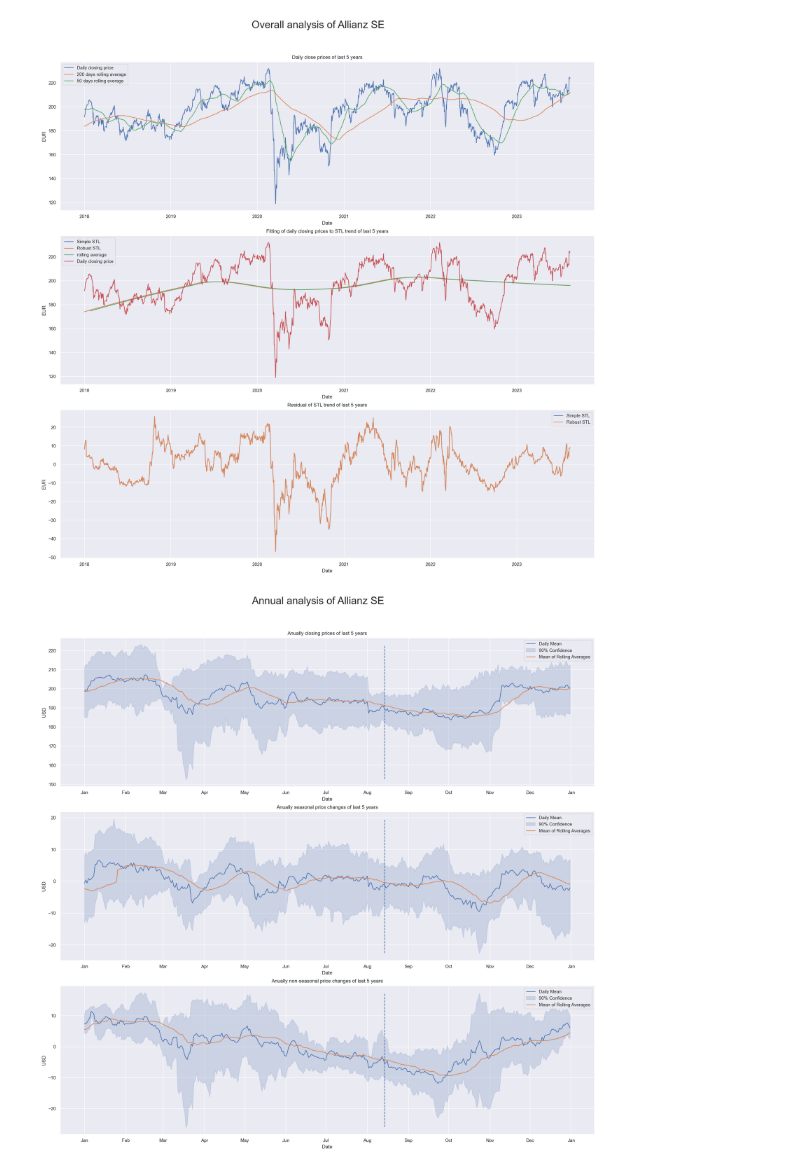
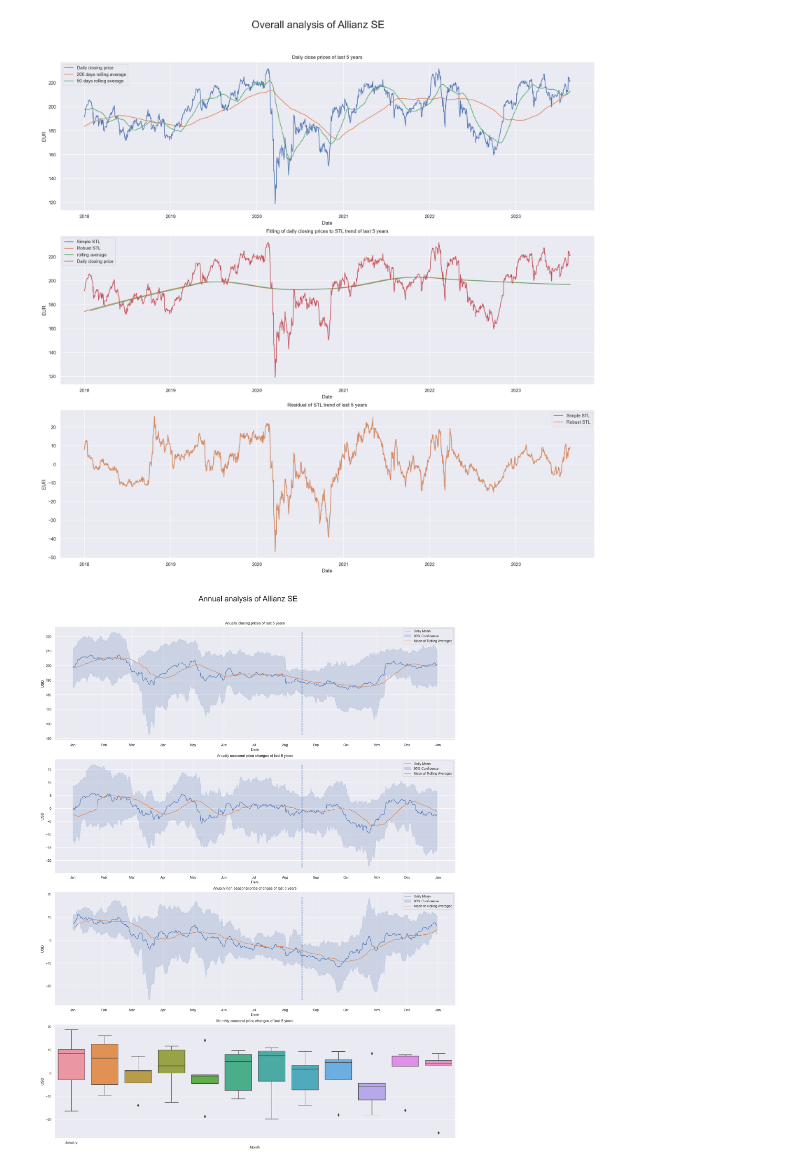
Before and after one commit to marco-sorich/FinSea, a Jupyter notebook: seasonality.ipynb, the cells around one changed output. Drawn from its saved outputs; the diff is of its cells as text; code cells hidden in the pictures.

Commit message:
Monthly seasonal plot added

```diff
--- a/seasonality.ipynb
+++ b/seasonality.ipynb
@@ -340,3 +341,34 @@ Date
 #
 #D('## Monthly mean')
 #monthlyDf
+
+#annunalSeasonalDecompDf.loc[2018]['Simple STL']
+
+# Prepare new dataframe in long form for monthly categorial data
+def dfToMonthlyLongForm(inputDf):
+    # Create new dataframe
+    annualDf = pd.DataFrame(data=inputDf)
+
+    # set correct frequency for better comparison
+    annualDf = annualDf.asfreq('M')
+
+    # fill up missing values for better comparison
+    annualDf = annualDf.fillna(method='ffill')
+
+    # Create year and day/month columns
+    annualDf['Year'], annualDf['Month'] = annualDf.index.year, annualDf.index.strftime('%B')
+
+    # crop dataframe to max 5 last full years
+    annualDf = annualDf[rangeMax5yrs.min():rangeMax5yrs.max()]
+
+    # remove date index and return to numbered index
+    annualDf = annualDf.reset_index()
+
+    # remove date column which was left over from removing date index
+    annualDf = annualDf.drop('Date', axis=1)
+
+    return annualDf
+
+
+monthlySeasonalDecompDf = dfToMonthlyLongForm(seasonalDecompDf.resample('M').mean())
+monthlySeasonalDecompDf
@@ -390,7 +440,7 @@ currentAxis += 1
 # %% [output]
 [figure]
 # %%
-numSubPlots = 3
+numSubPlots = 4
 
 fig, axs = plt.subplots(numSubPlots, 1, figsize=(generalPlotWidth, generalSubPlotHight*numSubPlots), layout="constrained")
 sns.set_theme('paper')
@@ -414,31 +464,43 @@ currentAxis += 1
 # Plot annual seasonal prices with confidence band
 #        if seasonalityInPercent:
 #            usedAnnualDf = 100 * (annualDf[col] - annualDf[col].iloc[0]) / (annualDf[col].max() - annualDf[col].iloc[0])
 #        else:
 #            usedAnnualDf = annualDf[col]
 sns.lineplot(data=annunalSeasonalDecompDf, ax=axs[currentAxis], x='Day', y='Simple STL')
 sns.lineplot(data=annunalSeasonalDecompDf, x='Day', y='rolling average', ax=axs[currentAxis], sort=True, errorbar=None)
 axs[currentAxis].xaxis.set_major_locator(mdates.MonthLocator())
 axs[currentAxis].axvline(f'{"{:02d}".format(dt.date.today().month)}-{"{:02d}".format(dt.date.today().day)}', ymin=0.05, ymax=0.95, linestyle='dashed')
 axs[currentAxis].set_ylabel('USD')
 axs[currentAxis].set_xlabel('Date')
 axs[currentAxis].set_title(f'Anually seasonal price changes of last {rangeNumOfYears} years')
 axs[currentAxis].legend(labels=['Daily Mean', '90% Confidence', 'Mean of Rolling Averages'])
 axs[currentAxis].xaxis.set_major_formatter(mdates.DateFormatter("%b"))
 currentAxis += 1
 
 
 # Plot annual residual prices with confidence band
 sns.lineplot(data=annunalResidDecompDf, ax=axs[currentAxis], x='Day', y='Simple STL')
 sns.lineplot(data=annunalResidDecompDf, x='Day', y='rolling average', ax=axs[currentAxis], sort=True, errorbar=None)
 
 axs[currentAxis].xaxis.set_major_locator(mdates.MonthLocator())
 axs[currentAxis].axvline(f'{"{:02d}".format(dt.date.today().month)}-{"{:02d}".format(dt.date.today().day)}', ymin=0.05, ymax=0.95, linestyle='dashed')
 axs[currentAxis].set_ylabel('USD')
 axs[currentAxis].set_xlabel('Date')
 axs[currentAxis].set_title(f'Anually non-seasonal price changes of last {rangeNumOfYears} years')
 axs[currentAxis].legend(labels=['Daily Mean', '90% Confidence', 'Mean of Rolling Averages'])
 axs[currentAxis].xaxis.set_major_formatter(mdates.DateFormatter("%b"))
 currentAxis += 1
+
+
+# Plot monthly seasonal prices with confidence band
+sns.boxplot(data=monthlySeasonalDecompDf, x='Month', y='Simple STL', ax=axs[currentAxis])
+
+axs[currentAxis].xaxis.set_major_locator(mdates.MonthLocator())
+#axs[currentAxis].axvline(f'{"{:02d}".format(dt.date.today().month)}-{"{:02d}".format(dt.date.today().day)}', ymin=0.05, ymax=0.95, linestyle='dashed')
+axs[currentAxis].set_ylabel('USD')
+axs[currentAxis].set_xlabel('Month')
+axs[currentAxis].set_title(f'Monthly seasonal price changes of last {rangeNumOfYears} years')
+#axs[currentAxis].xaxis.set_major_formatter(mdates.DateFormatter("%b"))
+currentAxis += 1
 # %% [output]
-[figure, old version]
+[figure, new version]
```
Also changed, not shown: parts of 4 cells of this notebook, 1 other file.
